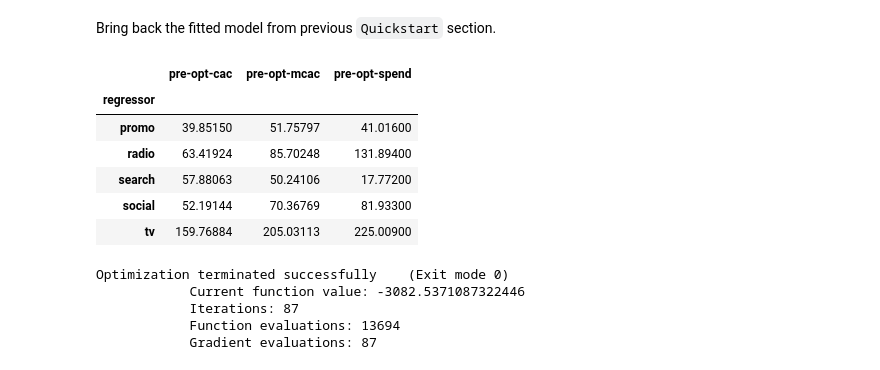
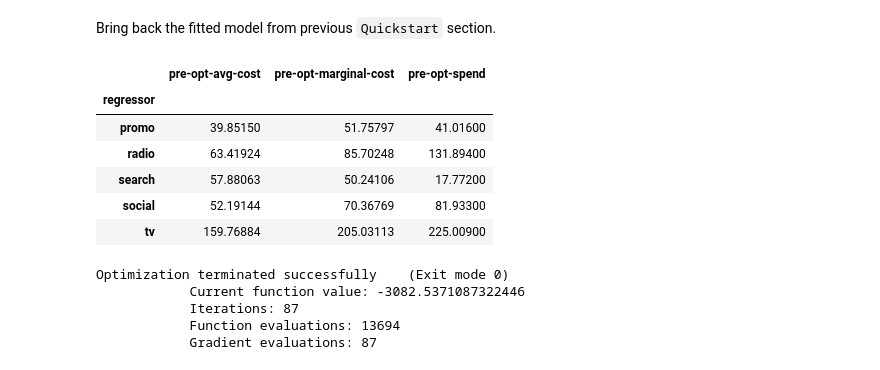
Before and after one commit to edwinnglabs/karpiu, a Jupyter notebook: docs/examples/optimization.ipynb, the cells around one changed output. Drawn from its saved outputs; the diff is of its cells as text; code cells hidden in the pictures.

```diff
--- a/docs/examples/optimization.ipynb
+++ b/docs/examples/optimization.ipynb
@@ -35,6 +37,5 @@ response_scaler = 1e1
 # %%
-# steal this code to get all the matrices in the background
-# and also report average cost of acq
+# report average and marginal cost
 attr_obj = Attributor(mmm, attr_regressors=optim_channels, start=budget_start, end=budget_end)
 activities_attr_df, spend_attr_df, spend_df, cost_df = attr_obj.make_attribution()
 tot_attr_df = spend_attr_df[optim_channels].apply(np.sum, axis=0)
@@ -42,29 +43,25 @@ tot_spend_df = spend_df[optim_channels].apply(np.sum, axis=0)
 avg_cost_df = tot_spend_df / tot_attr_df
 avg_cost_df = pd.DataFrame(avg_cost_df)
 avg_cost_df.index = avg_cost_df.index.rename("regressor")
-avg_cost_df = avg_cost_df.rename(columns={0: "cac"})
+avg_cost_df = avg_cost_df.rename(columns={0: "avg_cost"})
 
-# more data massage
-# 1e4 is a fixed constant to reduce over-float of spend
-# not that they need to be consistent with the subsequent calculation of
-# post optimization metrics
 tot_spend_df = tot_spend_df / spend_scaler
 tot_spend_df = pd.DataFrame(tot_spend_df)
 tot_spend_df.index = tot_spend_df.index.rename("regressor")
 tot_spend_df = tot_spend_df.rename(columns={0: "pre_opt_spend"})
 # %%
-mcac_df = calculate_marginal_cost(
+mc_df = calculate_marginal_cost(
     mmm,
     channels=optim_channels,
     spend_start=budget_start,
     spend_end=budget_end,
 )
 # %%
-pre_opt_report = pd.concat([avg_cost_df, mcac_df, tot_spend_df], axis=1, keys='regressor')
-pre_opt_report.columns = ['pre-opt-cac', 'pre-opt-mcac', 'pre-opt-spend']
+pre_opt_report = pd.concat([avg_cost_df, mc_df, tot_spend_df], axis=1, keys='regressor')
+pre_opt_report.columns = ['pre-opt-avg-cost', 'pre-opt-marginal-cost', 'pre-opt-spend']
 pre_opt_report
 # %% [output]
-|  | pre-opt-cac | pre-opt-mcac | pre-opt-spend |
+|  | pre-opt-avg-cost | pre-opt-marginal-cost | pre-opt-spend |
 | regressor |  |  |  |
 | promo | 39.85150 | 51.75797 | 41.01600 |
 | radio | 63.41924 | 85.70248 | 131.89400 |
```
Also changed, not shown: parts of 14 cells of this notebook, 9 other files.
